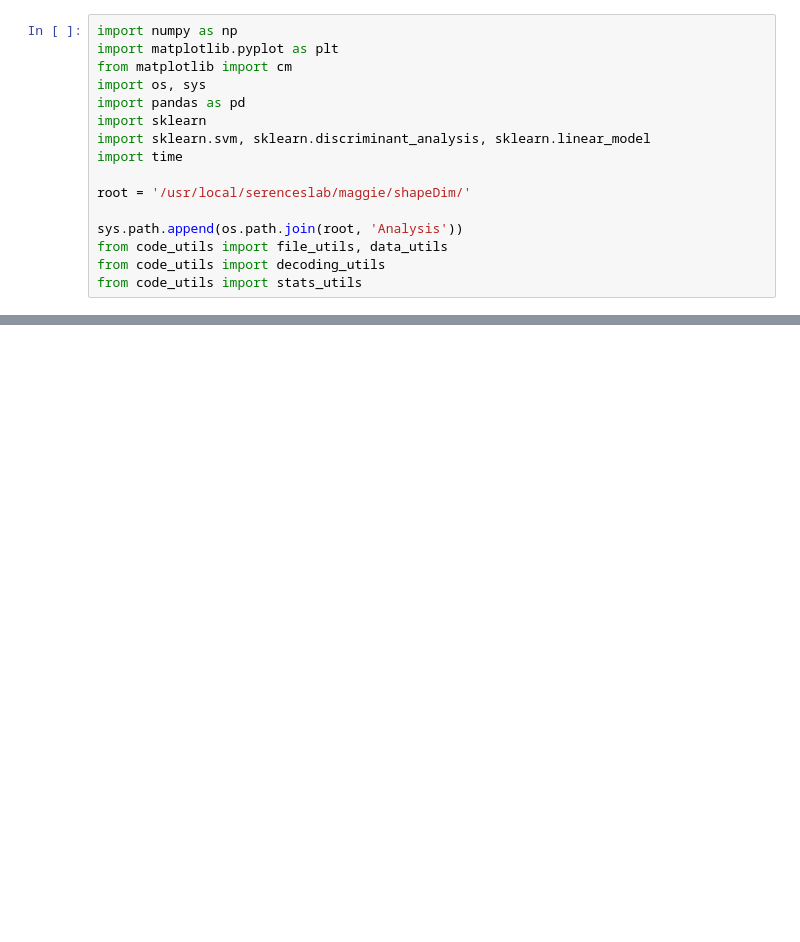
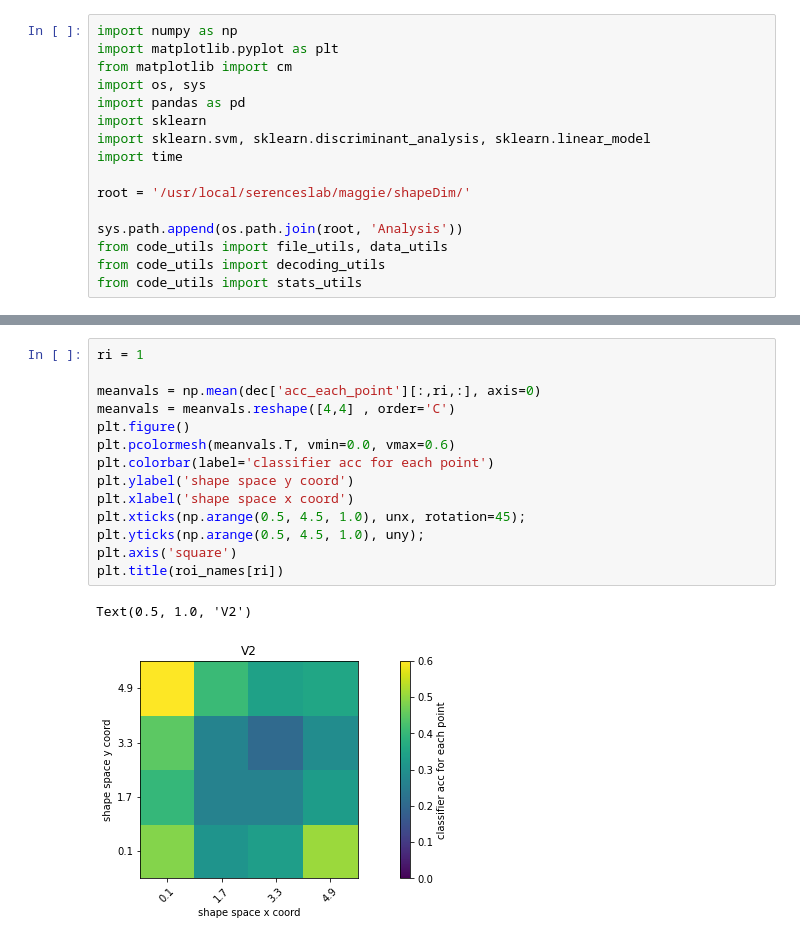
Before and after one commit to mmhenderson/shapeDim, a Jupyter notebook: Analysis/decoding/multiclass_decoding.ipynb, the cells around one changed output, grey strips where cells are left out. Saved outputs shown, nothing was run; the diff lists cells and outputs as text; blank space fills up the shorter version.

```diff
--- a/Analysis/decoding/multiclass_decoding.ipynb
+++ b/Analysis/decoding/multiclass_decoding.ipynb
@@ -605,0 +108,17 @@ tstdat2.shape
+# %%
+ri = 1
+
+meanvals = np.mean(dec['acc_each_point'][:,ri,:], axis=0)
+meanvals = meanvals.reshape([4,4] , order='C')
+plt.figure()
+plt.pcolormesh(meanvals.T, vmin=0.0, vmax=0.6)
+plt.colorbar(label='classifier acc for each point')
+plt.ylabel('shape space y coord')
+plt.xlabel('shape space x coord')
+plt.xticks(np.arange(0.5, 4.5, 1.0), unx, rotation=45);
+plt.yticks(np.arange(0.5, 4.5, 1.0), uny);
+plt.axis('square')
+plt.title(roi_names[ri])
+# %% [output]
+Text(0.5, 1.0, 'V2')
+[figure, added]
```
Also changed, not shown: parts of 47 cells of this notebook, 10 other files.
